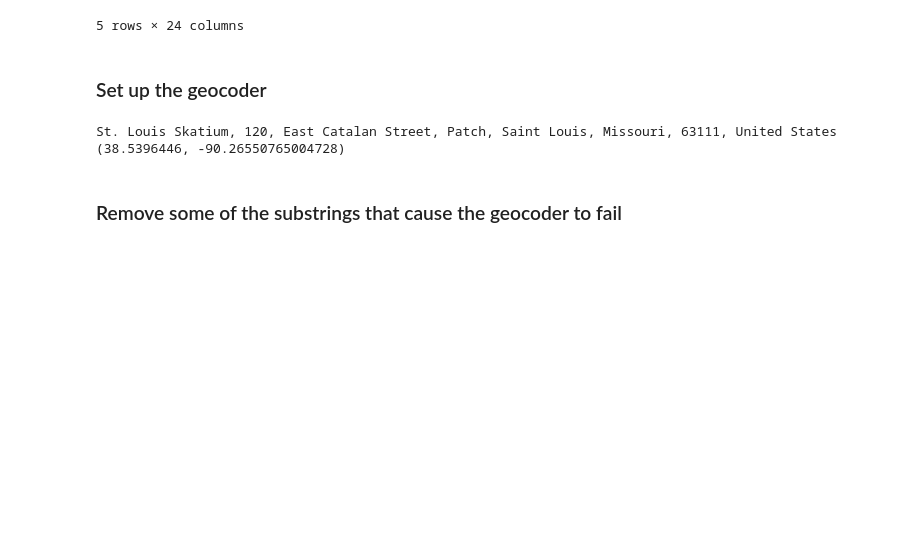
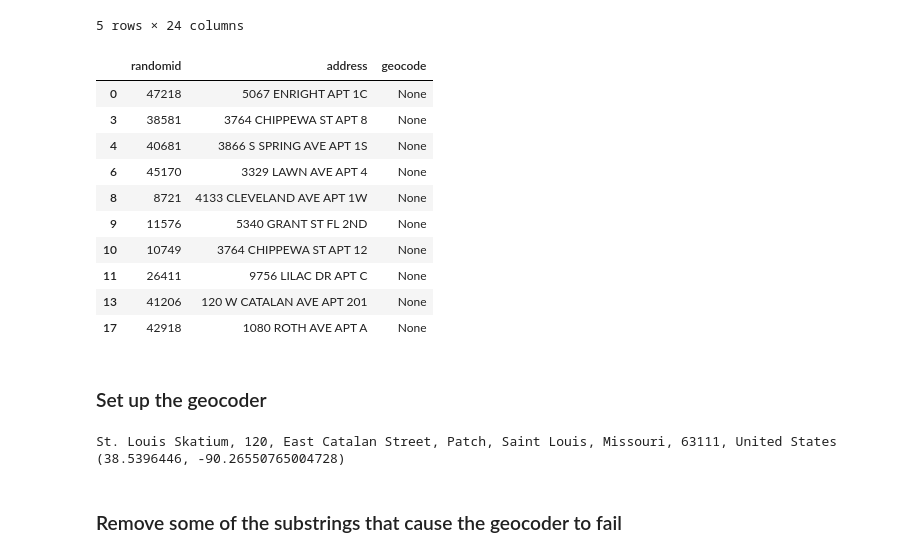
Before and after one commit to PMattox/dsa_masters, a Jupyter notebook: DSA_Capstone/Failed_Geocoding_MSOR.ipynb, the cells around one changed output. Saved outputs shown, nothing was run; the diff lists cells and outputs as text; code cells hidden in the pictures; blank space fills up the shorter version.

Commit message:
nicer formatting of tables and dataframes for key outputs

```diff
--- a/DSA_Capstone/Failed_Geocoding_MSOR.ipynb
+++ b/DSA_Capstone/Failed_Geocoding_MSOR.ipynb
@@ -112,6 +116,21 @@ msor_nogeo.head()
 | 3 | 12 | 38581 | ABDI, IBRAHIM A | 3764 CHIPPEWA ST APT 8 | SAINT LOUIS | MO | 63116 | ST LOUIS CITY | SEXUAL MISCONDUCT-3RD | ST LOUIS | ... |
 | 4 | 23 | 40681 | ABERNATHY, RANDELL L | 3866 S SPRING AVE APT 1S | SAINT LOUIS | MO | 63116 | ST LOUIS CITY | AGG CRIM SEX ASSAULT | LEXINGTON | ... |
 5 rows × 24 columns
+# %%
+msor_nogeo_unique = msor_nogeo[['randomid','address','geocode']]
+msor_nogeo_unique.drop_duplicates(subset=['address','geocode']).head(10)
+# %% [output]
+|  | randomid | address | geocode |
+| 0 | 47218 | 5067 ENRIGHT APT 1C | None |
+| 3 | 38581 | 3764 CHIPPEWA ST APT 8 | None |
+| 4 | 40681 | 3866 S SPRING AVE APT 1S | None |
+| 6 | 45170 | 3329 LAWN AVE APT 4 | None |
+| 8 | 8721 | 4133 CLEVELAND AVE APT 1W | None |
+| 9 | 11576 | 5340 GRANT ST FL 2ND | None |
+| 10 | 10749 | 3764 CHIPPEWA ST APT 12 | None |
+| 11 | 26411 | 9756 LILAC DR APT C | None |
+| 13 | 41206 | 120 W CATALAN AVE APT 201 | None |
+| 17 | 42918 | 1080 ROTH AVE APT A | None |
 # %% [markdown]
 ### Set up the geocoder
 # %%
```
Also changed, not shown: parts of 2 cells of this notebook, 1 other file.
